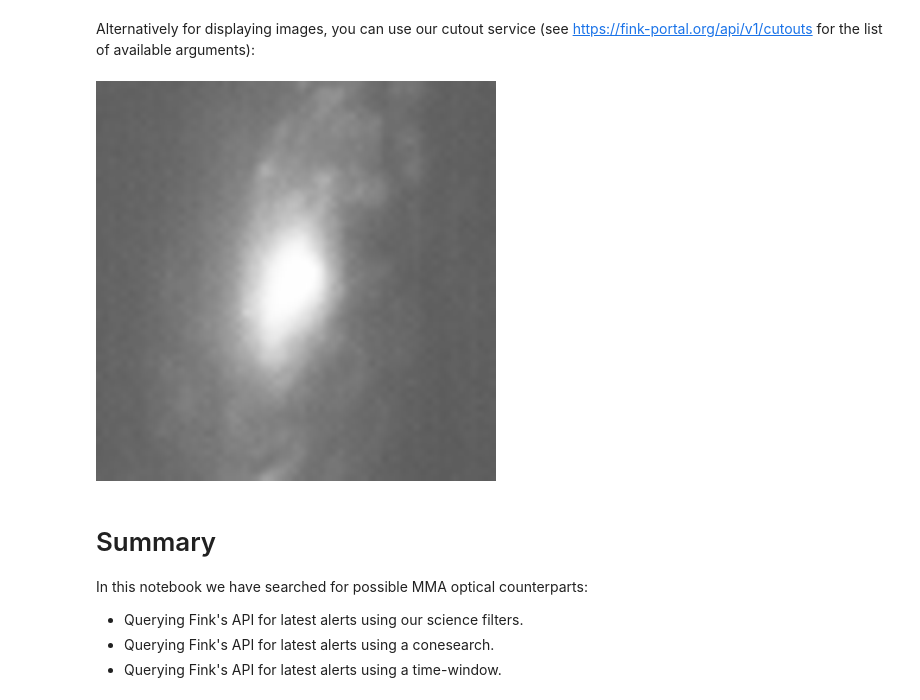
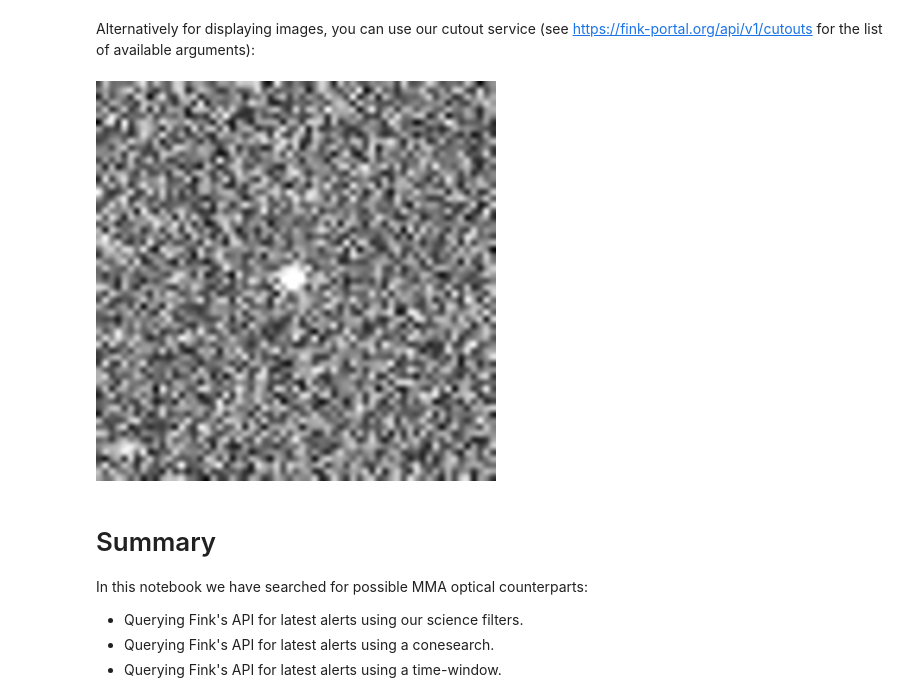
Before and after one commit to astrolabsoftware/fink-tutorials, a Jupyter notebook: MMA/MMA.ipynb, the cells around one changed output. Saved outputs shown, nothing was run; the diff lists cells and outputs as text; code cells hidden in the pictures.

```diff
--- a/MMA/MMA.ipynb
+++ b/MMA/MMA.ipynb
@@ -294,12 +253,13 @@ More information on parameters of query: https://fink-portal.org/api/v1/explorer
 # %%
-# Get all objects within observed at "stardate" within an interval of "window"
+# Get all objects within the area
 r = requests.post(
-  'https://fink-portal.org/api/v1/explorer',
+  'https://api.fink-portal.org/api/v1/conesearch',
   json={
-    'startdate': '2021-02-05 09:39:34.998',
-    'window': 1            # Time window in minutes. Maximum is 180 minutes
+      "ra": 198.5,
+      "dec": 36.5,
+      "radius": 3600 # 1 degree in arcsecond
   }
 )
 
 # Format output in a DataFrame
-pdf_time_window = pd.read_json(io.BytesIO(r.content))
+pdf_sky_area = pd.read_json(io.BytesIO(r.content))
@@ -350,0 +284,8 @@ ZTF20aaccwtk
+# %%
+# additional constraint time over 2 days
+jd0 = "2021-02-05 09:39:34.998"
+delta_jd_minute = 2
+cond1 = pdf_sky_area["i:jd"] < (Time(jd0, format="iso").jd + delta_jd_minute)
+cond2 = pdf_sky_area["i:jd"] >= (Time(jd0, format="iso").jd - delta_jd_minute)
+
+pdf_sky_area_time = pdf_sky_area[cond1 & cond2]
@@ -385,20 +334,20 @@ Alternatively for displaying images, you can use our cutout service (see https:/
 # %%
 import io
 from PIL import Image as im
 
 # get processed image data
 r = requests.post(
-    'https://fink-portal.org/api/v1/cutouts',
+    'https://api.fink-portal.org/api/v1/cutouts',
     json={
-        'objectId': MMAobjname,
+        'objectId': pdf_sky_area_time["i:objectId"].to_numpy()[0],
         'kind': 'Science', # Science, Template, Difference
     }
 )
 
 image = im.open(io.BytesIO(r.content))
 image.resize((400, 400))
 # %% [output]
-[figure, old version]
+[figure, new version]
 # %% [markdown]
 # Summary
 In this notebook we have searched for possible MMA optical counterparts:
```
Also changed, not shown: parts of 30 cells of this notebook, 10 other files.
